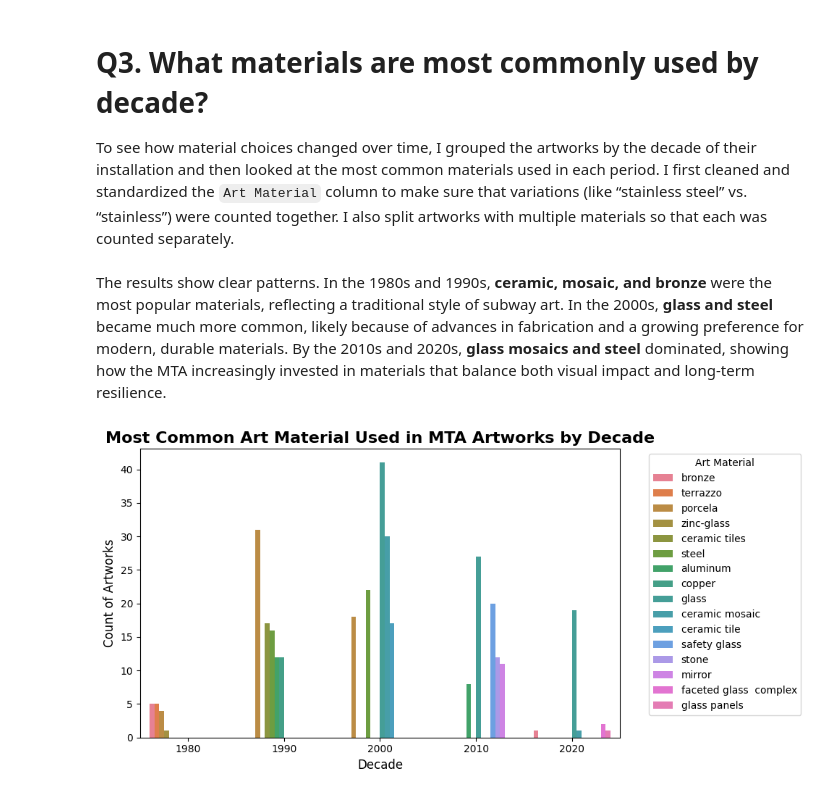
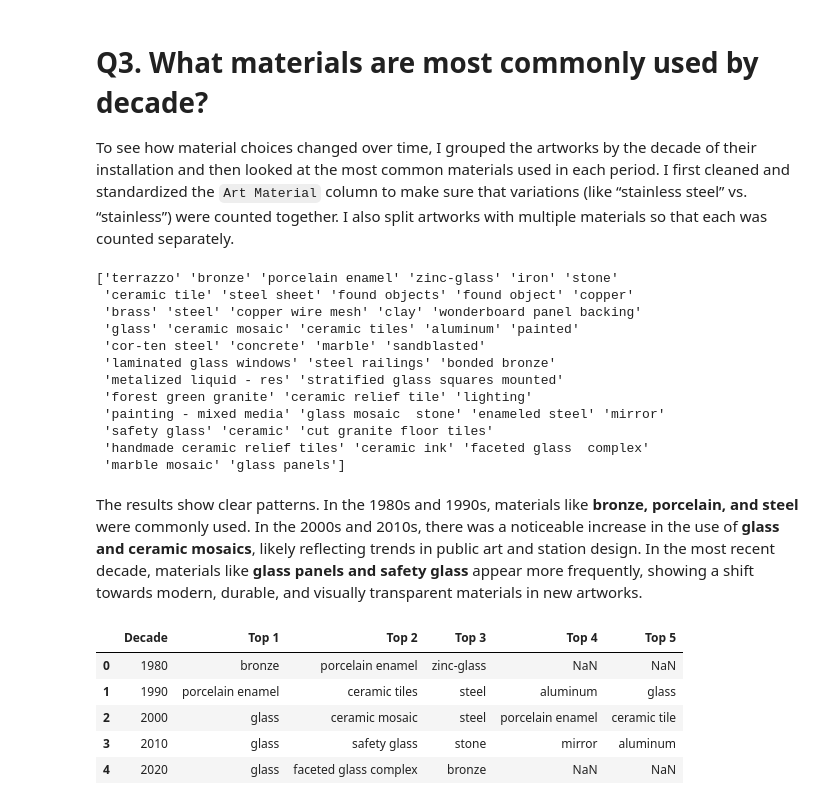
Before and after one commit to enraiha236/IS-362, a Jupyter notebook: Project 2/MTA Art.ipynb, the cells around one changed output. Drawn from its saved outputs; the diff is of its cells as text; code cells hidden in the pictures.

```diff
--- a/Project 2/MTA Art.ipynb
+++ b/Project 2/MTA Art.ipynb
@@ -169,6 +169,8 @@ def tidy_material(material_series):
         "porcelain enamel murals": "porcelain",
         "porcelain enamel murals on steel": "porcelain and steel",
         "porcelain enamel on steel": "porcelain and steel",
+        "porcela": "porcelain enamel",
+        "porcelain enamel?": "porcelain enamel",
         "wrought ir": "iron",
         "wrought iron": "iron",
         "stone - etched granite": "stone",
@@ -190,37 +192,58 @@ def tidy_material(material_series):
 df = df.assign(**{"Art Material": tidy_material(df["Art Material"])})
 df['Art Material'] = df['Art Material'].str.strip().str.lower()
 
-# Top 10 materials
-top10_materials = df['Art Material'].value_counts().head(10).index
-df_top10 = df[df['Art Material'].isin(top10_materials)]
+print(df["Art Material"].unique())
+# %% [output]
+['terrazzo' 'bronze' 'porcelain enamel' 'zinc-glass' 'iron' 'stone'
+ 'ceramic tile' 'steel sheet' 'found objects' 'found object' 'copper'
+ 'brass' 'steel' 'copper wire mesh' 'clay' 'wonderboard panel backing'
+ 'glass' 'ceramic mosaic' 'ceramic tiles' 'aluminum' 'painted'
+ 'cor-ten steel' 'concrete' 'marble' 'sandblasted'
+ 'laminated glass windows' 'steel railings' 'bonded bronze'
+ 'metalized liquid - res' 'stratified glass squares mounted'
+ 'forest green granite' 'ceramic relief tile' 'lighting'
+ 'painting - mixed media' 'glass mosaic  stone' 'enameled steel' 'mirror'
+ 'safety glass' 'ceramic' 'cut granite floor tiles'
+ 'handmade ceramic relief tiles' 'ceramic ink' 'faceted glass  complex'
+ 'marble mosaic' 'glass panels']
 # %% [markdown]
-The results show clear patterns. In the 1980s and 1990s, **ceramic, mosaic, and bronze** were the most popular materials, reflecting a traditional style of subway art. In the 2000s, **glass and steel** became much more common, likely because of advances in fabrication and a growing preference for modern, durable materials. By the 2010s and 2020s, **glass mosaics and steel** dominated, showing how the MTA increasingly invested in materials that balance both visual impact and long-term resilience.
+The results show clear patterns. In the 1980s and 1990s, materials like **bronze, porcelain, and steel** were commonly used. In the 2000s and 2010s, there was a noticeable increase in the use of **glass and ceramic mosaics**, likely reflecting trends in public art and station design. In the most recent decade, materials like **glass panels and safety glass** appear more frequently, showing a shift towards modern, durable, and visually transparent materials in new artworks.
 # %%
 # Convert Art Date to decade
 df["Art Date"] = pd.to_numeric(df["Art Date"], errors="coerce")
 df = df.dropna(subset=["Art Date"])
 df["Decade"] = (df["Art Date"] // 10 * 10).astype(int)
 
-# Count top 5 materials per decade
-top_materials = (
+# Count materials per decade
+material_counts = (
     df.groupby(["Decade", "Art Material"])
     .size()
     .reset_index(name="Count")
 )
 
-top_materials = top_materials.groupby("Decade", group_keys=False).apply(
-    lambda x: x.nlargest(5, "Count")
+# Rank materials per decade
+material_counts["Rank"] = material_counts.groupby("Decade")["Count"].rank(method="dense", ascending=False).astype(int)
+
+# Keep only top 5 materials per decade
+top_materials = material_counts[material_counts["Rank"] <= 5]
+
+# Pivot top materials by rank
+pivot_table = top_materials.pivot_table(
+    index="Decade",
+    columns="Rank",
+    values="Art Material",
+    aggfunc="first"
 )
-top_materials.head()
 
-# Plot results
-plt.figure(figsize=(10,5))
-sns.barplot(data=top_materials, x="Decade", y="Count", hue="Art Material")
-plt.title("Most Common Art Material Used in MTA Artworks by Decade", fontsize=16, weight="bold")
-plt.xlabel("Decade", fontsize=12)
-plt.ylabel("Count of Artworks", fontsize=12)
-plt.legend(title="Art Material", bbox_to_anchor=(1.05, 1), loc="upper left")
-plt.tight_layout()
-plt.show()
+# Rename columns
+pivot_table.columns = [f"Top {col}" for col in pivot_table.columns]
+
+# Display
+pivot_table.reset_index()
 # %% [output]
-[figure, removed]
+|  | Decade | Top 1 | Top 2 | Top 3 | Top 4 | Top 5 |
+| 0 | 1980 | bronze | porcelain enamel | zinc-glass | NaN | NaN |
+| 1 | 1990 | porcelain enamel | ceramic tiles | steel | aluminum | glass |
+| 2 | 2000 | glass | ceramic mosaic | steel | porcelain enamel | ceramic tile |
+| 3 | 2010 | glass | safety glass | stone | mirror | aluminum |
+| 4 | 2020 | glass | faceted glass complex | bronze | NaN | NaN |
```
